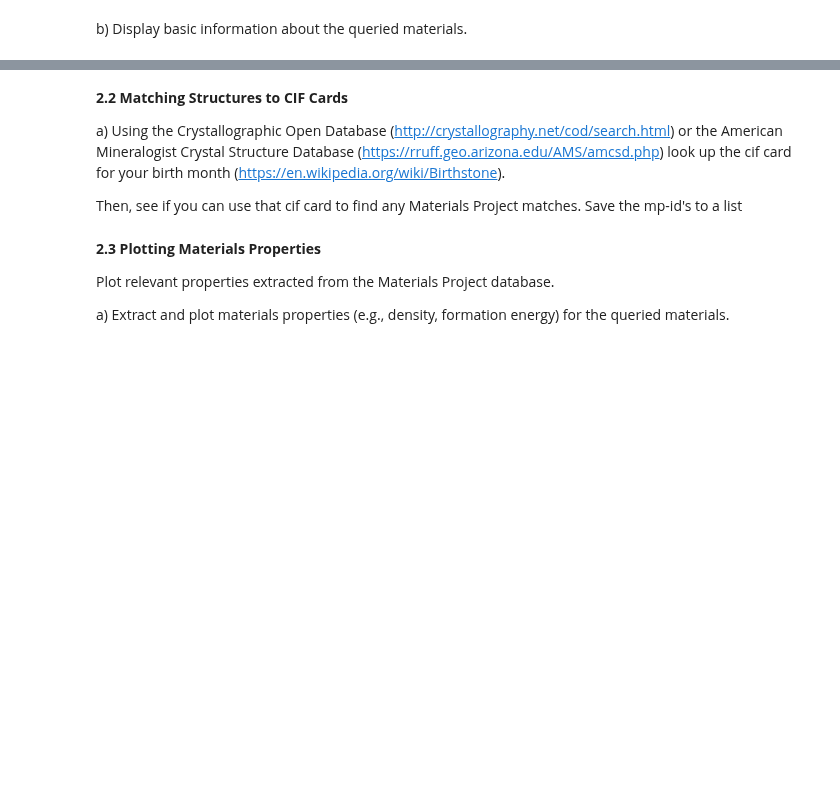
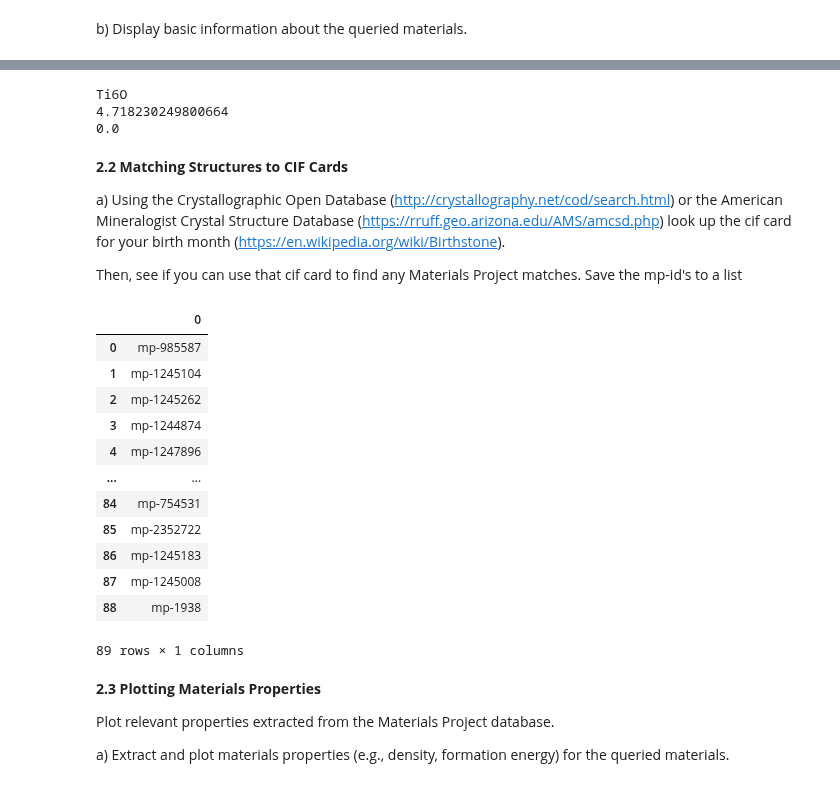
Before and after one commit to AJB33/MaterialsInformatics, a Jupyter notebook: HW/HW1/HW1 Q2.ipynb, the cells around one changed output, grey strips where cells are left out. Drawn from its saved outputs; the diff is of its cells as text; code cells hidden in the pictures; blank space fills up the shorter version.

```diff
--- a/HW/HW1/HW1 Q2.ipynb
+++ b/HW/HW1/HW1 Q2.ipynb
@@ -19,9 +66,52 @@ b) Display basic information about the queried materials.
+# %%
+print(materials[0].formula_pretty)
+print(materials[0].density)
+print(materials[0].energy_above_hull)
+# %% [output]
+Ti6O
+4.718230249800664
+0.0
 # %% [markdown]
 **2.2 Matching Structures to CIF Cards**
 
 a) Using the Crystallographic Open Database (http://crystallography.net/cod/search.html) or the American Mineralogist Crystal Structure Database (https://rruff.geo.arizona.edu/AMS/amcsd.php) look up the cif card for your birth month (https://en.wikipedia.org/wiki/Birthstone).
 
 Then, see if you can use that cif card to find any Materials Project matches. Save the mp-id's to a list
+# %%
+from pymatgen.io.cif import CifParser
+
+# September birthstone is Sapphire (Al2O3)
+fpath = r"C:\Al2O3.cif"
+
+with MPRester(Aidans_API) as mpr:
+    # open cif file with cif parser
+    parser = CifParser(fpath)
+    # get structural composition from the cif file
+    structure = parser.parse_structures(primitive=True)[0]
+    # get the compositional formula from the parsed information and remove white space
+    formula = str(structure.composition.formula).replace(" ","")
+    # search materials project for cif files with the compositional formula
+    docs = mpr.materials.summary._search(formula=formula,fields=["material_id"])
+
+
+material_ids = []
+for doc in docs:
+    material_ids.append(doc.material_id)
+pd.DataFrame(material_ids)
+# %% [output]
+|  | 0 |
+| 0 | mp-985587 |
+| 1 | mp-1245104 |
+| 2 | mp-1245262 |
+| 3 | mp-1244874 |
+| 4 | mp-1247896 |
+| ... | ... |
+| 84 | mp-754531 |
+| 85 | mp-2352722 |
+| 86 | mp-1245183 |
+| 87 | mp-1245008 |
+| 88 | mp-1938 |
+89 rows × 1 columns
 # %% [markdown]
 **2.3 Plotting Materials Properties**
 
```
Also changed, not shown: parts of 5 cells of this notebook, 5 other files.
